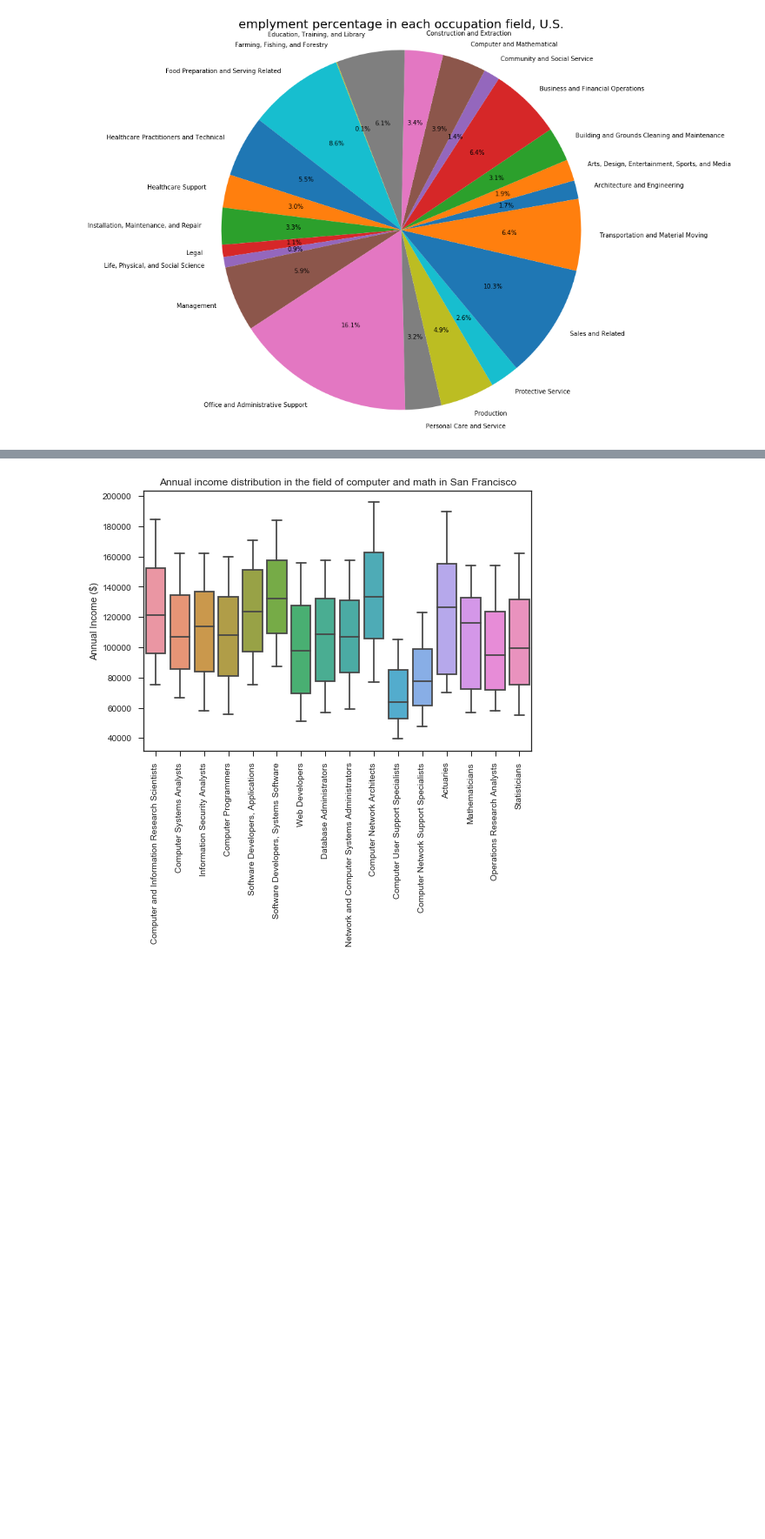
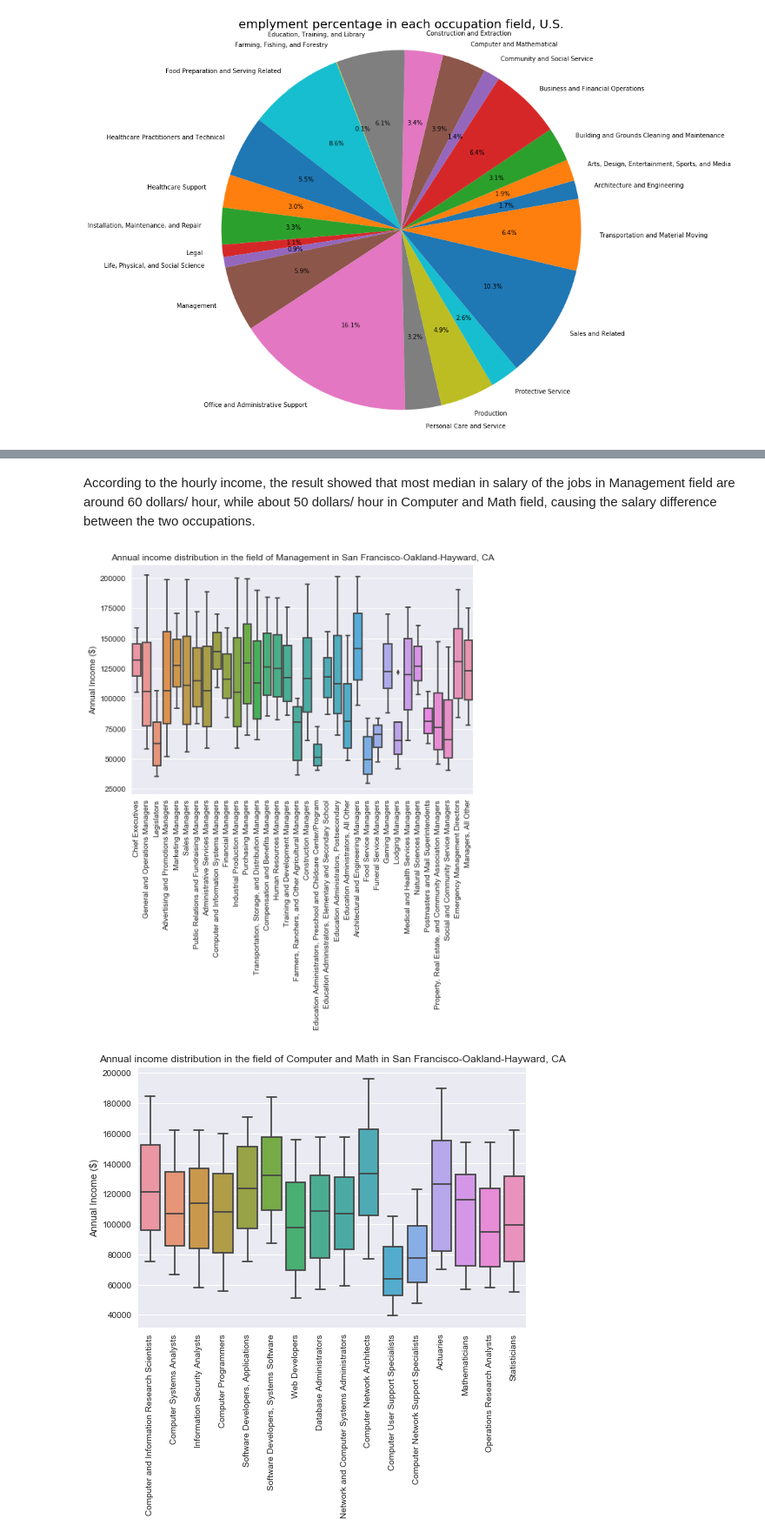
Before and after one commit to michelle604/Data-Science-Intro-Project, a Jupyter notebook: final project.ipynb, the cells around one changed output, grey strips where cells are left out. Shown at 87% size. Saved outputs shown, nothing was run; the diff lists cells and outputs as text; code cells hidden in the pictures; blank space fills up the shorter version.

```diff
--- a/final project.ipynb
+++ b/final project.ipynb
@@ -306,11 +410,23 @@ plt.show()
+# %% [markdown]
+According to the hourly income, the result showed that most median in salary of the jobs in Management field are around 60 dollars/ hour, while about 50 dollars/ hour in Computer and Math field, causing the salary difference between the two occupations.
 # %%
 import seaborn as sns
-boxplot = sub_new[['A_PCT10', 'A_PCT25', 'A_MEDIAN', 'A_PCT75', 'A_PCT90']]
-boxplot_new=sns.boxplot(boxplot.T)
+plt.subplots()
+boxplotA = sub_newA[['A_PCT10', 'A_PCT25', 'A_MEDIAN', 'A_PCT75', 'A_PCT90']]
+boxplot_new=sns.boxplot(boxplotA.T)
 plt.xticks(rotation=90)
-plt.title('Annual income distribution in the field of computer and math in San Francisco')
+plt.title('Annual income distribution in the field of Management in San Francisco-Oakland-Hayward, CA')
 plt.ylabel('Annual Income ($)')
 plt.xlabel('')
 plt.show()
+
+boxplotA2 = sub_newA2[['A_PCT10', 'A_PCT25', 'A_MEDIAN', 'A_PCT75', 'A_PCT90']]
+boxplot_new2=sns.boxplot(boxplotA2.T)
+plt.xticks(rotation=90)
+plt.title('Annual income distribution in the field of Computer and Math in San Francisco-Oakland-Hayward, CA')
+plt.ylabel('Annual Income ($)')
+plt.xlabel('')
+plt.show()
 # %% [output]
-[figure, old version]
+[figure, new version]
+[figure, added]
```
Also changed, not shown: parts of 22 cells of this notebook.
